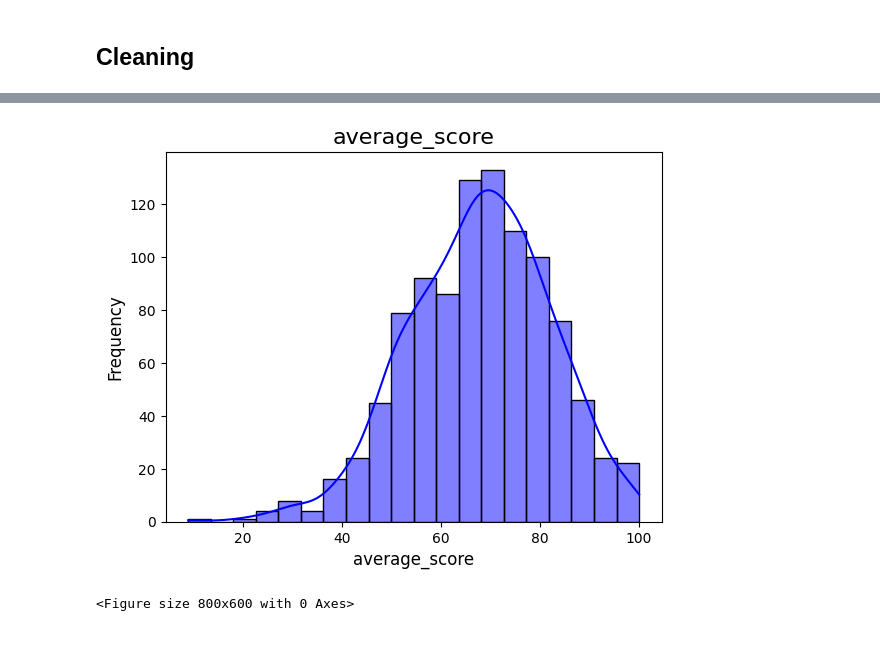
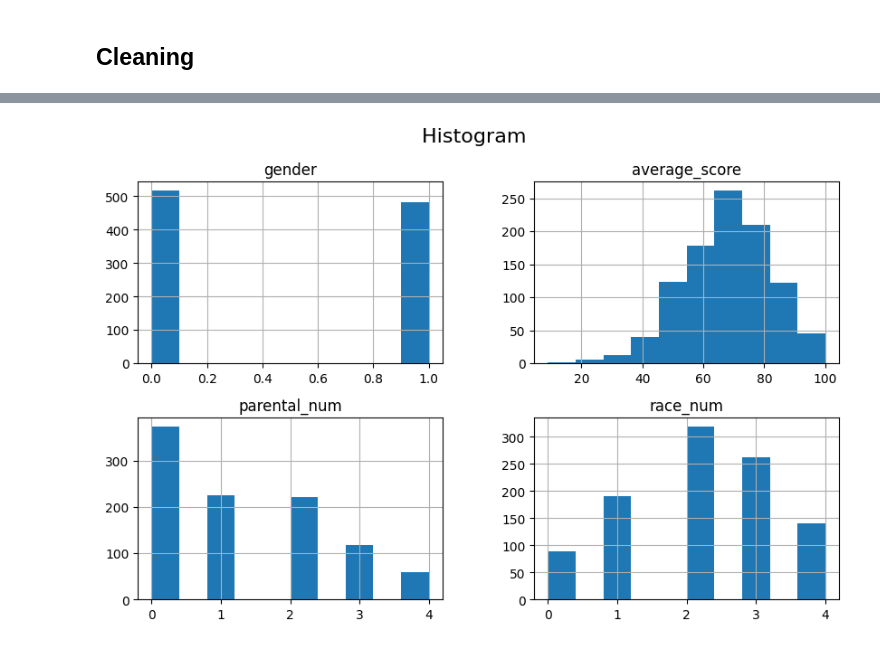
Before and after one commit to Zakaria-Boukeffa/ML_TEST_Students, a Jupyter notebook: test_blanc.ipynb, the cells around one changed output, grey strips where cells are left out. Drawn from its saved outputs; the diff is of its cells as text; code cells hidden in the pictures.

```diff
--- a/test_blanc.ipynb
+++ b/test_blanc.ipynb
@@ -35,5 +33,5 @@ from sklearn import metrics
 # %%
-df = pd.read_csv('./data/Cleaned_Students_Performance.csv')
+df = pd.read_csv('../Data/Cleaned_Students_Performance.csv')
 #df.head(3)
 #df.plot()
 #df.shape
@@ -62,12 +63,2 @@ memory usage: 78.3+ KB
 # %% [markdown]
 ## Cleaning
-# %%
-from sklearn.preprocessing import LabelEncoder
-
-label_encoder = LabelEncoder()
-
-df['race_num'] = label_encoder.fit_transform(df['race_ethnicity'])
-df['parental_num'] = label_encoder.fit_transform(df['parental_level_of_education'])
-
-df = df.drop(columns=['race_ethnicity','lunch', 'parental_level_of_education', 'test_preparation_course','math_score','reading_score', 'writing_score',	'total_score'])
-df.head()
@@ -104,0 +65,23 @@ plt.show()
+# %%
+# Remplacement de "some high school" par "high school"
+df['parental_level_of_education'] = df['parental_level_of_education'].replace('some high school', 'high school')
+
+# Transformation en numérique
+
+# Niveau d'éducation parentale ordonné
+from sklearn.preprocessing import OrdinalEncoder
+education_order = ['high school', 'some college', "associate's degree", "bachelor's degree", "master's degree"]
+ordinal_encoder = OrdinalEncoder(categories=[education_order])
+df['parental_num'] = ordinal_encoder.fit_transform(df[['parental_level_of_education']])
+
+# Race
+from sklearn.preprocessing import LabelEncoder
+label_encoder = LabelEncoder()
+df['race_num'] = label_encoder.fit_transform(df['race_ethnicity'])
+# Afficher les classes correspondantes
+for i, race in enumerate(label_encoder.classes_):
+     print(f"Nombre encodé {i} correspond à : {race}")
+
+# Suppression des colonnes inutiles
+df = df.drop(columns=['race_ethnicity','lunch', 'parental_level_of_education', 'test_preparation_course','math_score','reading_score', 'writing_score', 'total_score'])
+df.head()
@@ -105,19 +113,9 @@ plt.show()
 # %%
 # Histogram :
 fig = df.hist()
 fig=plt.gcf()
-fig.suptitle("Histogramme ", fontsize=16)
+fig.suptitle("Histogram ", fontsize=16)
 fig.set_size_inches(10,6)
 plt.show()
+# %% [output]
+[figure, added]
-# %%
-# Distribution of Spending Score (Target variable)
-
-sns.histplot(df['average_score'], bins=20, kde=True, color='blue')
-plt.title('average_score', fontsize=16)
-plt.xlabel('average_score', fontsize=12)
-plt.ylabel('Frequency', fontsize=12)
-plt.figure(figsize=(8,6))
-plt.show()
-# %% [output]
-[figure, removed]
-<Figure size 800x600 with 0 Axes>
```
Also changed, not shown: parts of 28 cells of this notebook, 2 other files.
